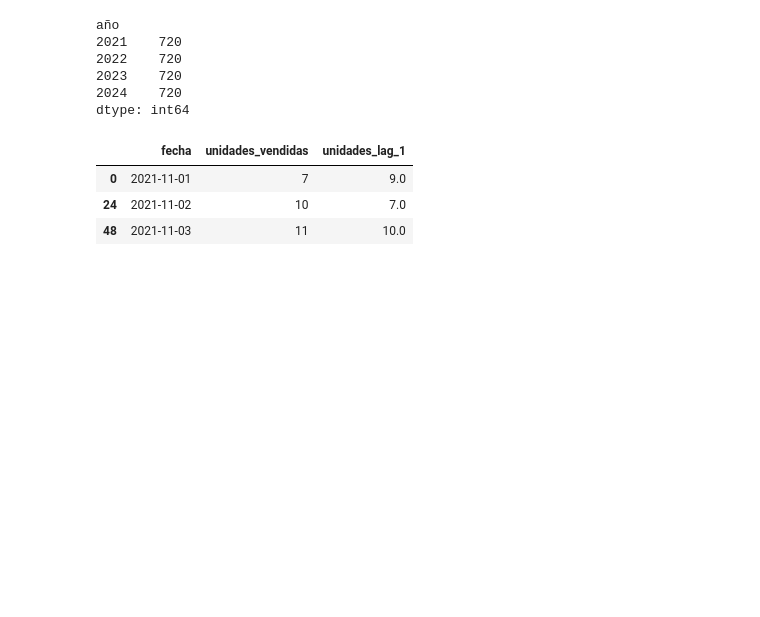
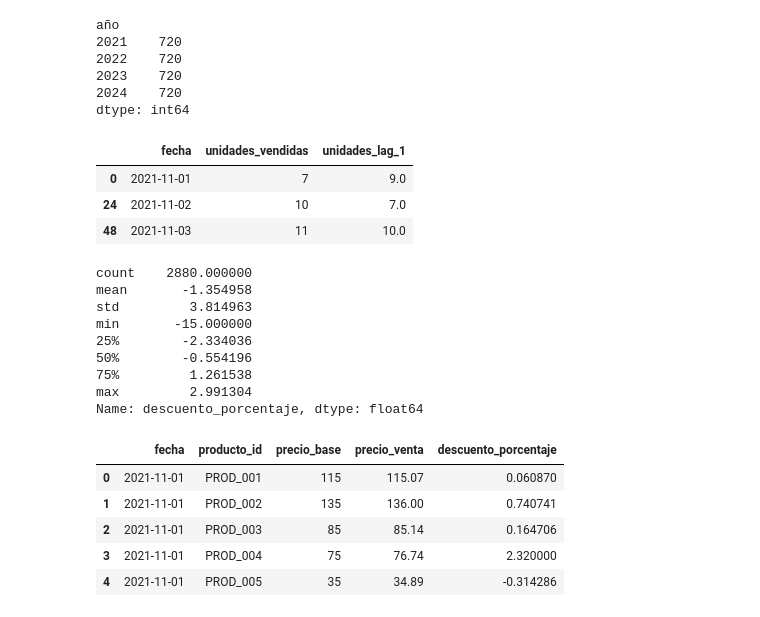
Before and after one commit to madatascienceml/black-friday-sales-forecasting, a Jupyter notebook: notebooks/entrenamiento.ipynb, the cells around one changed output. Saved outputs shown, nothing was run; the diff lists cells and outputs as text; code cells hidden in the pictures; blank space fills up the shorter version.

```diff
--- a/notebooks/entrenamiento.ipynb
+++ b/notebooks/entrenamiento.ipynb
@@ -621,3 +621,26 @@ df[df["producto_id"] == "PROD_001"][["fecha", "unidades_vendidas", "unidades_lag
 | 0 | 2021-11-01 | 7 | 9.0 |
 | 24 | 2021-11-02 | 10 | 7.0 |
 | 48 | 2021-11-03 | 11 | 10.0 |
+# %%
+# Create the discount percentage: (sale price - base price) / base price * 100 (negative values are discounts)
+df["descuento_porcentaje"] = (df["precio_venta"] - df["precio_base"]) / df["precio_base"] * 100
+
+# Check the new variable
+print(df["descuento_porcentaje"].describe())
+df[["fecha", "producto_id", "precio_base", "precio_venta", "descuento_porcentaje"]].head()
+# %% [output]
+count    2880.000000
+mean       -1.354958
+std         3.814963
+min       -15.000000
+25%        -2.334036
+50%        -0.554196
+75%         1.261538
+max         2.991304
+Name: descuento_porcentaje, dtype: float64
+|  | fecha | producto_id | precio_base | precio_venta | descuento_porcentaje |
+| 0 | 2021-11-01 | PROD_001 | 115 | 115.07 | 0.060870 |
+| 1 | 2021-11-01 | PROD_002 | 135 | 136.00 | 0.740741 |
+| 2 | 2021-11-01 | PROD_003 | 85 | 85.14 | 0.164706 |
+| 3 | 2021-11-01 | PROD_004 | 75 | 76.74 | 2.320000 |
+| 4 | 2021-11-01 | PROD_005 | 35 | 34.89 | -0.314286 |
```
Also changed, not shown: parts of 5 cells of this notebook.
